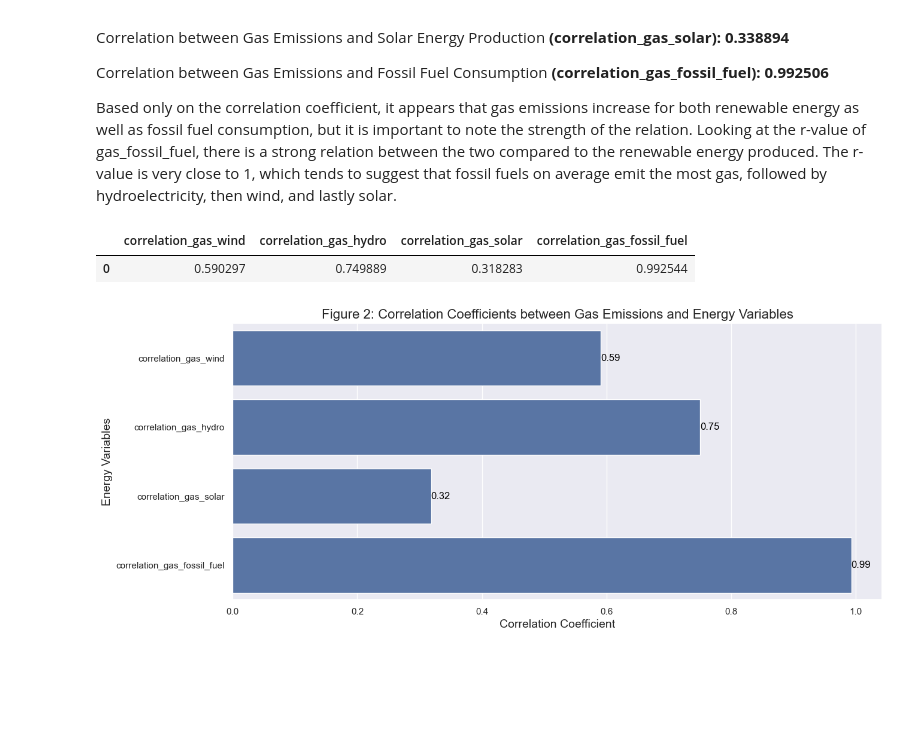
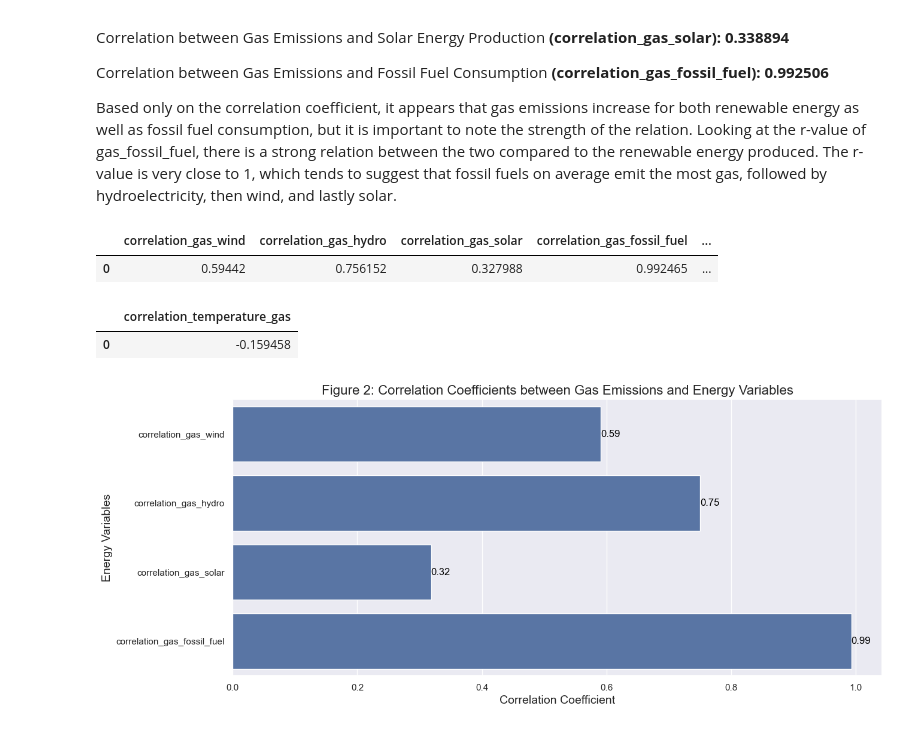
Before and after one commit to Ed-Chris/Data6xx, a Jupyter notebook: SQL/DATA 604 - Project Report Official.ipynb, the cells around one changed output. Cells and saved outputs as stored; diff of their text form; code cells hidden in the pictures; blank space fills up the shorter version.

```diff
--- a/SQL/DATA 604 - Project Report Official.ipynb
+++ b/SQL/DATA 604 - Project Report Official.ipynb
@@ -339,7 +377,7 @@ import pandas as pd
 import sqlalchemy as sq
 
 # Create the SQLAlchemy engine
-engine = sq.create_engine('mysql+mysqlconnector://root:PASS@localhost/Data604database')
+engine = sq.create_engine('mysql+mysqlconnector://yedukrishnan_parameswaranpillai:qJX98lRzOLRN2@datasciencedb2.ucalgary.ca/yedukrishnan_parameswaranpillai')
 
 # Connect to the database
 connection = engine.connect()
@@ -645,36 +614,60 @@ SELECT
     (SQRT((AVG(G.co2 * G.co2) - POW(AVG(G.co2), 2)) * COUNT(*)) *
      SQRT((AVG(P.wind_twh * P.wind_twh) - POW(AVG(P.wind_twh), 2)) * COUNT(*))) AS correlation_gas_wind,
 
     (AVG(G.co2 * P.hydro_twh) * COUNT(*)
      - AVG(G.co2) * AVG(P.hydro_twh) * COUNT(*)) /
     (SQRT((AVG(G.co2 * G.co2) - POW(AVG(G.co2), 2)) * COUNT(*)) *
      SQRT((AVG(P.hydro_twh * P.hydro_twh) - POW(AVG(P.hydro_twh), 2)) * COUNT(*))) AS correlation_gas_hydro,
 
     (AVG(G.co2 * P.solar_twh) * COUNT(*)
      - AVG(G.co2) * AVG(P.solar_twh) * COUNT(*)) /
     (SQRT((AVG(G.co2 * G.co2) - POW(AVG(G.co2), 2)) * COUNT(*)) *
      SQRT((AVG(P.solar_twh * P.solar_twh) - POW(AVG(P.solar_twh), 2)) * COUNT(*))) AS correlation_gas_solar,
 
     (AVG(G.co2 * C.fossil_fuel_consumption) * COUNT(*)
      - AVG(G.co2) * AVG(C.fossil_fuel_consumption) * COUNT(*)) /
     (SQRT((AVG(G.co2 * G.co2) - POW(AVG(G.co2), 2)) * COUNT(*)) *
-     SQRT((AVG(C.fossil_fuel_consumption * C.fossil_fuel_consumption) - POW(AVG(C.fossil_fuel_consumption), 2)) * COUNT(*))) AS correlation_gas_fossil_fuel
+     SQRT((AVG(C.fossil_fuel_consumption * C.fossil_fuel_consumption) - POW(AVG(C.fossil_fuel_consumption), 2)) * COUNT(*))) AS correlation_gas_fossil_fuel,
+
+     (AVG(G.co2 * C.coal_consumption) * COUNT(*)
+     - AVG(G.co2) * AVG(C.coal_consumption) * COUNT(*)) /
+    (SQRT((AVG(G.co2 * G.co2) - POW(AVG(G.co2), 2)) * COUNT(*)) *
+     SQRT((AVG(C.coal_consumption * C.coal_consumption) - POW(AVG(C.coal_consumption), 2)) * COUNT(*))) AS correlation_gas_coal
 
 FROM
     cleanedgasdata G
 INNER JOIN
     productiondata P ON G.Country = P.Country AND G.`Year` = P.`Year`
 INNER JOIN
     consumptiondata C ON G.Country = C.Country AND G.`Year` = C.`Year`;
 
 """
 
 # Display/Execute the query
 data_query2 = pd.read_sql_query(query2, engine)
 data_query2
 # %% [output]
-|  | correlation_gas_wind | correlation_gas_hydro | correlation_gas_solar | correlation_gas_fossil_fuel |
-| 0 | 0.590297 | 0.749889 | 0.318283 | 0.992544 |
+|  | correlation_gas_wind | correlation_gas_hydro | correlation_gas_solar | correlation_gas_fossil_fuel | ... |
+| 0 | 0.59442 | 0.756152 | 0.327988 | 0.992465 | ... |
+# %%
+querytempgas = """
+SELECT
+    (COUNT(*) * SUM(T.AverageTemperature * G.co2) - SUM(T.AverageTemperature) * SUM(G.co2)) /
+    SQRT((COUNT(*) * SUM(T.AverageTemperature * T.AverageTemperature) - POW(SUM(T.AverageTemperature), 2)) *
+         (COUNT(*) * SUM(G.co2 * G.co2) - POW(SUM(G.co2), 2))) AS correlation_temperature_gas
+
+FROM
+    temperaturedata T
+INNER JOIN
+    cleanedgasdata G ON G.Country = T.Country AND T.`Year` = G.`Year`
+"""
+
+# Display/Execute the query
+data_query1 = pd.read_sql_query(querytempgas, engine)
+data_query1
+# %% [output]
+|  | correlation_temperature_gas |
+| 0 | -0.159458 |
 # %%
 
 # Set a custom color palette
```
Also changed, not shown: parts of 10 cells of this notebook.
